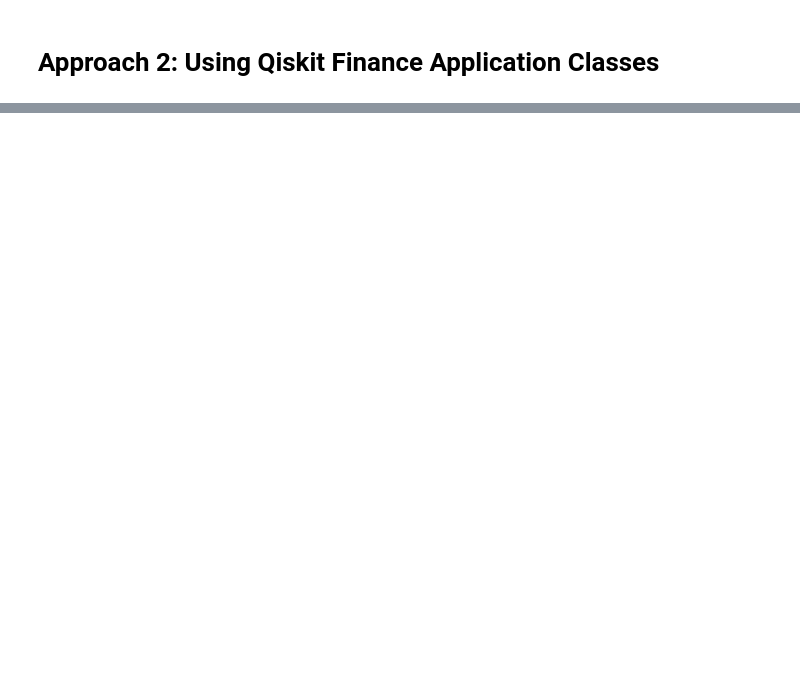
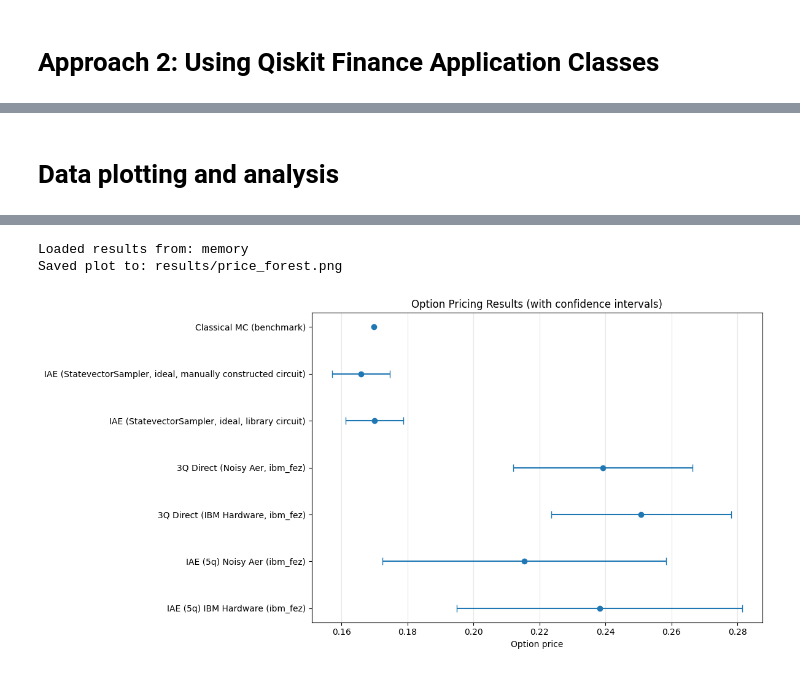
Before and after one commit to Astatium5/Quantum-Option-Pricing, a Jupyter notebook: Option Pricing.ipynb, the cells around one changed output, grey strips where cells are left out. Drawn from its saved outputs; the diff is of its cells as text; code cells hidden in the pictures; blank space fills up the shorter version.

```diff
--- a/Option Pricing.ipynb
+++ b/Option Pricing.ipynb
@@ -255,0 +758,76 @@ Confidence interval:    [0.8066, 0.8117]
+# %% [markdown]
+# Data plotting and analysis
+# %%
+df = get_results_df()
+if df.empty:
+    raise RuntimeError("No results found in memory or results/summary_prices.csv|.jsonl")
+
+# Ensure required columns exist
+for col in ["Method", "Estimate", "CI Low", "CI High"]:
+    if col not in df.columns:
+        df[col] = np.nan
+
+# 1) Work on a numeric copy for computations
+df_num = df.copy()
+
+for col in ["Estimate", "CI Low", "CI High", "shots", "samples", "circuit_width", "circuit_depth"]:
+    if col in df_num.columns:
+        df_num[col] = pd.to_numeric(df_num[col], errors="coerce")
+
+# swap bounds if reversed (NUMERIC ONLY)
+if {"CI Low","CI High"}.issubset(df_num.columns):
+    swap = np.isfinite(df_num["CI Low"]) & np.isfinite(df_num["CI High"]) & (df_num["CI Low"] > df_num["CI High"])
+    df_num.loc[swap, ["CI Low", "CI High"]] = df_num.loc[swap, ["CI High", "CI Low"]].to_numpy()
+
+# 2) Create a display copy with formatting
+df_display = df_num.copy()
+
+# integer-like columns (commas)
+for col in ["shots", "samples", "circuit_width", "circuit_depth"]:
+    if col in df_display.columns:
+        df_display[col] = df_display[col].astype("Int64")
+        df_display[col] = df_display[col].map(lambda x: f"{int(x):,}" if pd.notna(x) else "N/A")
+
+# float columns (keep decimals, but N/A for missing)
+for col in ["Estimate", "CI Low", "CI High", "epsilon"]:
+    if col in df_display.columns:
+        df_display[col] = df_display[col].map(lambda x: f"{x:.6f}" if pd.notna(x) else "N/A")
+
+# any remaining missing -> N/A
+df_display = df_display.replace({pd.NA: "N/A", np.nan: "N/A"})
+
+display(df_display)
+# Forest plot (robust to invalid CI rows)
+fig, ax = plt.subplots(figsize=(12, 6))
+y = np.arange(len(df))[::-1]
+x = df["Estimate"].to_numpy()
+lo = df["CI Low"].to_numpy()
+hi = df["CI High"].to_numpy()
+
+mask = np.isfinite(lo) & np.isfinite(hi)
+err_left = x - lo
+err_right = hi - x
+mask2 = mask & (err_left >= 0) & (err_right >= 0)
+
+ax.scatter(x, y)
+if mask2.any():
+    xerr2 = np.vstack([err_left[mask2], err_right[mask2]])
+    ax.errorbar(x[mask2], y[mask2], xerr=xerr2, fmt="none", capsize=4)
+
+bad = np.where(mask & ~mask2)[0]
+if len(bad):
+    print("Skipped invalid CI rows (CI does not contain estimate):")
+    for i in bad:
+        print(f"  {df.iloc[i]['Method']}: est={x[i]:.6f}, CI=[{lo[i]:.6f}, {hi[i]:.6f}]")
+
+ax.set_yticks(y)
+ax.set_yticklabels(df["Method"].tolist())
+ax.set_xlabel("Option price")
+ax.set_title("Option Pricing Results (with confidence intervals)")
+ax.grid(True, axis="x", alpha=0.3)
+fig.tight_layout()
+fig.savefig(RESULTS_DIR / "price_forest.png", dpi=220, bbox_inches="tight")
+
+print("Loaded results from:", "memory" if len(PRICE_LOG) else "results/summary_prices.csv|.jsonl")
+print("Saved plot to: results/price_forest.png")
+# %% [output]
@@ -255,0 +842,3 @@ Confidence interval:    [0.8066, 0.8117]
+Loaded results from: memory
+Saved plot to: results/price_forest.png
+[figure, added]
```
Also changed, not shown: parts of 34 cells of this notebook, 5 other files.
